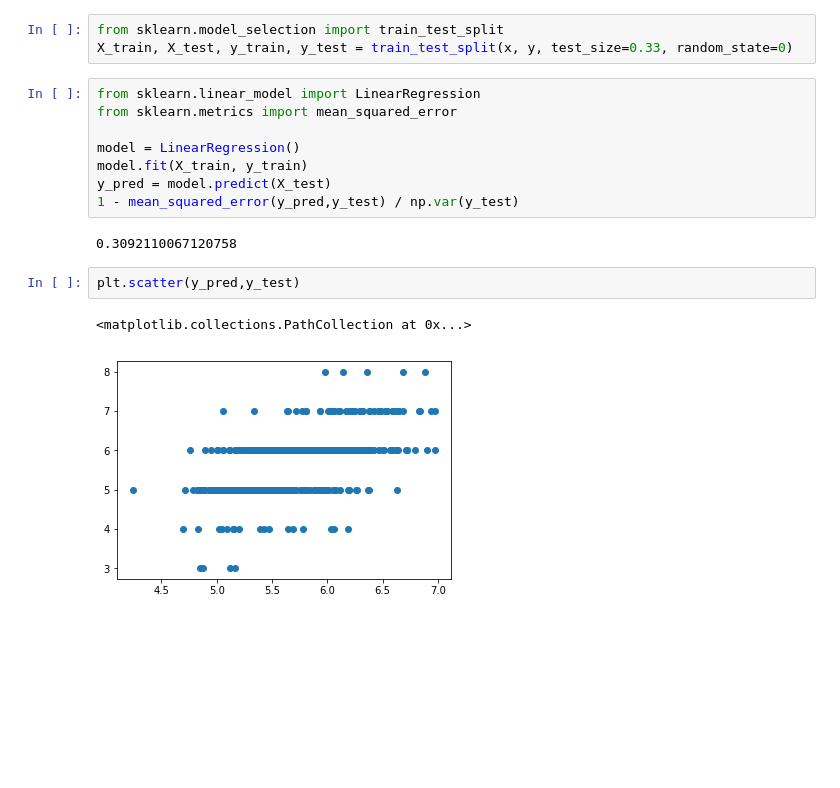
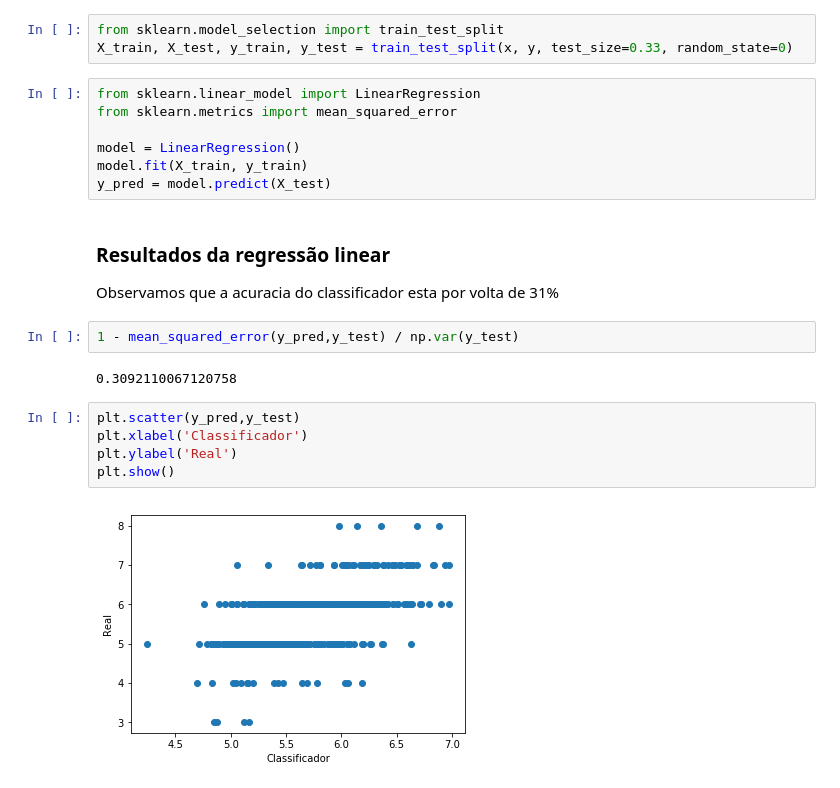
Before and after one commit to gDuarteg/CD_2018_Projeto-3, a Jupyter notebook: Projeto 3.ipynb, the cells around one changed output. Cells and saved outputs as stored; diff of their text form; blank space fills up the shorter version.

```diff
--- a/Projeto 3.ipynb
+++ b/Projeto 3.ipynb
@@ -120,11 +158,18 @@ from sklearn.metrics import mean_squared_error
 model = LinearRegression()
 model.fit(X_train, y_train)
 y_pred = model.predict(X_test)
-1 - mean_squared_error(y_pred,y_test) / np.var(y_test)
-# %% [output]
-0.3092110067120758
+# %% [markdown]
+### Resultados da regressão linear
+
+Observamos que a acuracia do classificador esta por volta de 31%
+# %%
+1 - mean_squared_error(y_pred,y_test) / np.var(y_test)
+# %% [output]
+0.3092110067120758
 # %%
 plt.scatter(y_pred,y_test)
+plt.xlabel('Classificador')
+plt.ylabel('Real')
+plt.show()
 # %% [output]
-<matplotlib.collections.PathCollection at 0x...>
-[figure, old version]
+[figure, new version]
```
Also changed, not shown: parts of 19 cells of this notebook.
